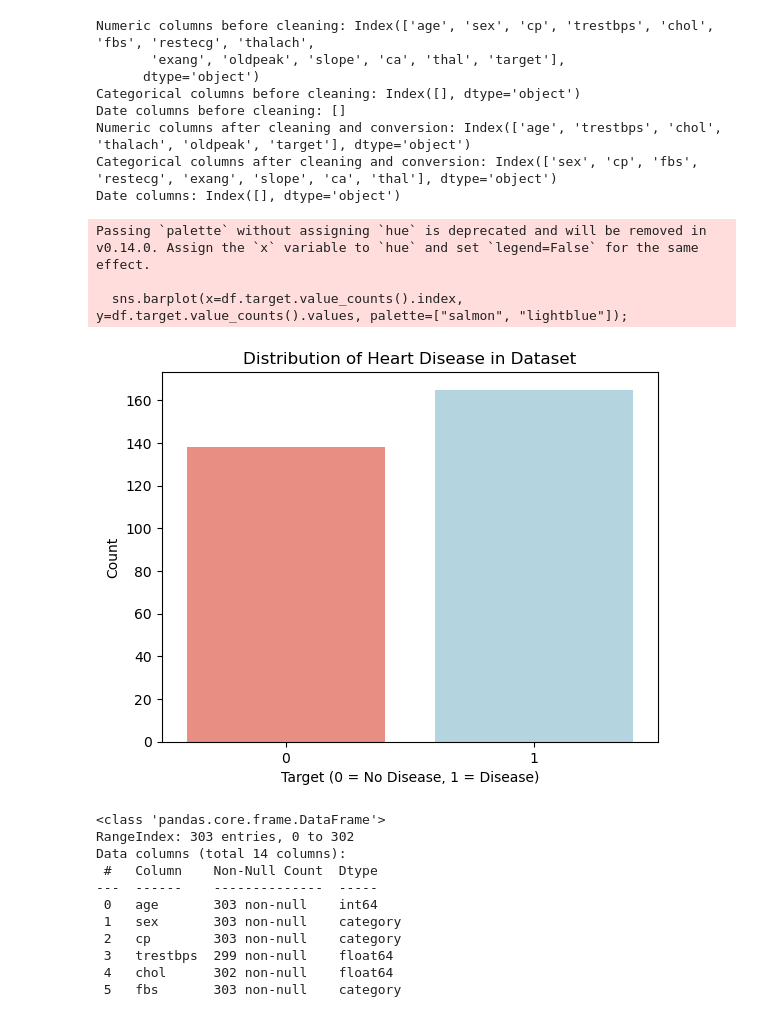
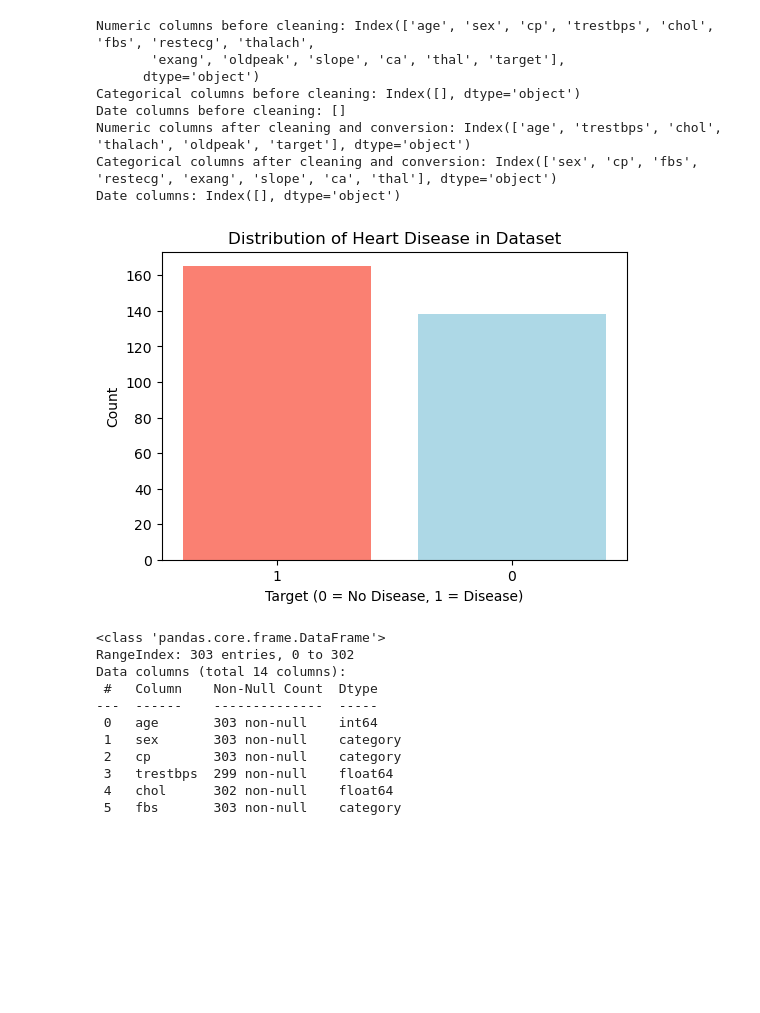
Before and after one commit to irfanfetahovic/heart-disease-prediction, a Jupyter notebook: notebooks/heart_disease_prediction.ipynb, the cells around one changed output. Saved outputs shown, nothing was run; the diff lists cells and outputs as text; code cells hidden in the pictures; blank space fills up the shorter version.

```diff
--- a/notebooks/heart_disease_prediction.ipynb
+++ b/notebooks/heart_disease_prediction.ipynb
@@ -185,16 +185,16 @@ Date columns: Index([], dtype='object')
 # %%
 # PLOTTING DISTRIBUTION OF TARGET VALUES
 
-sns.barplot(x=df.target.value_counts().index, y=df.target.value_counts().values, palette=["salmon", "lightblue"]);
+counts = df['target'].value_counts()
+
+plt.figure(figsize=(6,4))
+plt.bar(counts.index.astype(str), counts.values, color=["salmon", "lightblue"])
 plt.xlabel("Target (0 = No Disease, 1 = Disease)")
 plt.ylabel("Count")
 plt.title("Distribution of Heart Disease in Dataset")
 plt.show()
 # %% [output]
-Passing `palette` without assigning `hue` is deprecated and will be removed in v0.14.0. Assign the `x` variable to `hue` and set `legend=False` for the same effect.
-
-  sns.barplot(x=df.target.value_counts().index, y=df.target.value_counts().values, palette=["salmon", "lightblue"]);
-[figure, old version]
+[figure, new version]
 # %%
 df.info()
 # %% [output]
```
Also changed, not shown: parts of 12 cells of this notebook, 1 other file.
